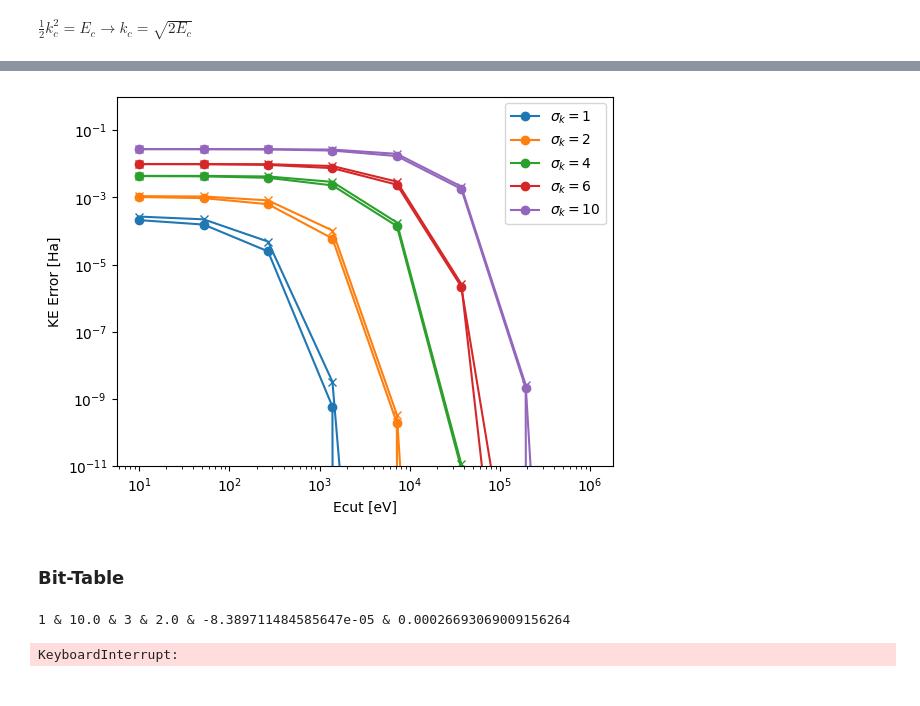
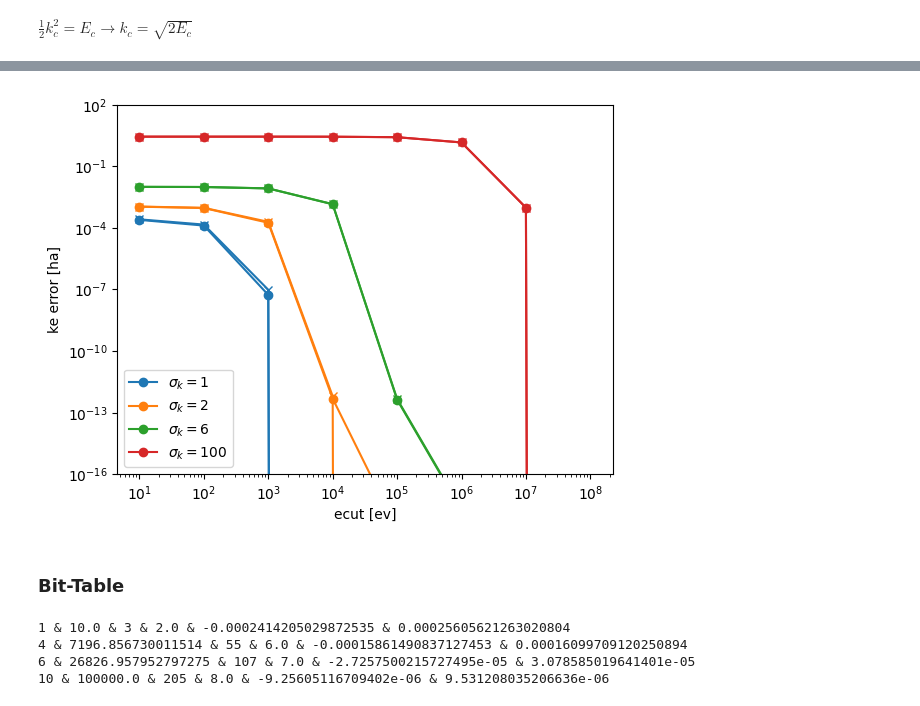
Before and after one commit to ncrubin/mec-sandia, a Jupyter notebook: notebooks/gaussian_conv_double_check.ipynb, the cells around one changed output, grey strips where cells are left out. Drawn from its saved outputs; the diff is of its cells as text; code cells hidden in the pictures.

```diff
--- a/notebooks/gaussian_conv_double_check.ipynb
+++ b/notebooks/gaussian_conv_double_check.ipynb
@@ -221,36 +220,37 @@ ke_int =  7.1995133350448395 8.0 -0.8004866649551605
 # %%
 
 box_length = 15
-ecut_ev = np.logspace(1, 6, 8)
+ecut_ev = np.logspace(1, 8, 8)
 mass_proj = 1836
 prefactor = 1.0 / mass_proj
+delta_k = 2 * np.pi / box_length
 from mec_sandia.gaussians import estimate_error_kinetic_energy, kinetic_energy
-for isk, sigma_k in enumerate([1, 2, 4, 6, 10]):
+for isk, sigma_k in enumerate([1, 2, 6, 100]):
     deltas = []
     deltas_approx = []
     for ec in ecut_ev:
         ecut_ha = ec / Hartree
         ke = prefactor*kinetic_energy(ecut_ha, box_length, sigma_k)
         ke_int = prefactor*sigma_k**2/2
         deltas.append(np.abs(ke-ke_int))
-        # The factor of 1/2 is because of how we're using ecut, we only sum from
+        # the factor of 1/2 is because of how we're using ecut, we only sum from
         # [-nmax/2, nmax/2] which means we should inegrate from [-kmax/2,
-        # kmax/2]. (kmax = (2Ecut)^{1/2}) is a spherical cutoff.
+        # kmax/2]. (kmax = (2ecut)^{1/2}) is a spherical cutoff.
         kcut = 0.5*(2*ecut_ha)**0.5
-        ke_err_apprx = prefactor*approx_err(kcut, sigma_k)
+        ke_err_apprx = prefactor*estimate_error_kinetic_energy(kcut, sigma_k)
         deltas_approx.append(ke_err_apprx)
         # if sigma_k == 10.0:
         #     print(sigma_k, ke, ke_int, ke-ke_int)
     plt.plot(ecut_ev, deltas, marker="o", color=f"C{isk}", label=f"$\sigma_k = {sigma_k}$")
     plt.plot(ecut_ev, deltas_approx, marker="x", color=f"C{isk}")
 plt.legend()
-plt.ylim([1e-11, 1])
-plt.xlabel("Ecut [eV]")
-plt.ylabel("KE Error [Ha]")
+plt.ylim([1e-16, 100])
+plt.xlabel("ecut [ev]")
+plt.ylabel("ke error [ha]")
 plt.xscale("log")
 plt.yscale("log")
 # %% [output]
-[figure, old version]
+[figure, new version]
 # %% [markdown]
 ### Bit-Table
 # %%
@@ -265,7 +265,7 @@ for isk, sigma_k in enumerate([1, 4, 6, 10]):
     for ec in ecut_ev:
         ecut_ha = ec / Hartree
         nmax = get_ngmax(ecut_ha, box_length)
-        ke = prefactor*kinetic_energy(ecut_ha, box_length, sigma_k, ndim=3)
+        ke = prefactor*kinetic_energy(ecut_ha, box_length, sigma_k, ndim=1)
         ke_int = prefactor*sigma_k**2/2
         # The factor of 1/2 is because of how we're using ecut, we only sum from
         # [-nmax/2, nmax/2] which means we should inegrate from [-kmax/2,
@@ -275,8 +275,9 @@ for isk, sigma_k in enumerate([1, 4, 6, 10]):
         if np.abs(ke-ke_int) < 1e-3:
             nbits = np.ceil(np.log2(nmax))
             print(f"{sigma_k} & {ec} & {nmax} & {nbits} & {ke-ke_int} & {ke_err_apprx}")
-        # if sigma_k == 10.0:
-        #     print(sigma_k, ke, ke_int, ke-ke_int)
+            break
 # %% [output]
-1 & 10.0 & 3 & 2.0 & -8.389711484585647e-05 & 0.00026693069009156264
+1 & 10.0 & 3 & 2.0 & -0.0002414205029872535 & 0.00025605621263020804
+4 & 7196.856730011514 & 55 & 6.0 & -0.00015861490837127453 & 0.00016099709120250894
+6 & 26826.957952797275 & 107 & 7.0 & -2.7257500215727495e-05 & 3.078585019641401e-05
+10 & 100000.0 & 205 & 8.0 & -9.25605116709402e-06 & 9.531208035206636e-06
-KeyboardInterrupt:
```
Also changed, not shown: parts of 8 cells of this notebook, 4 other files.
